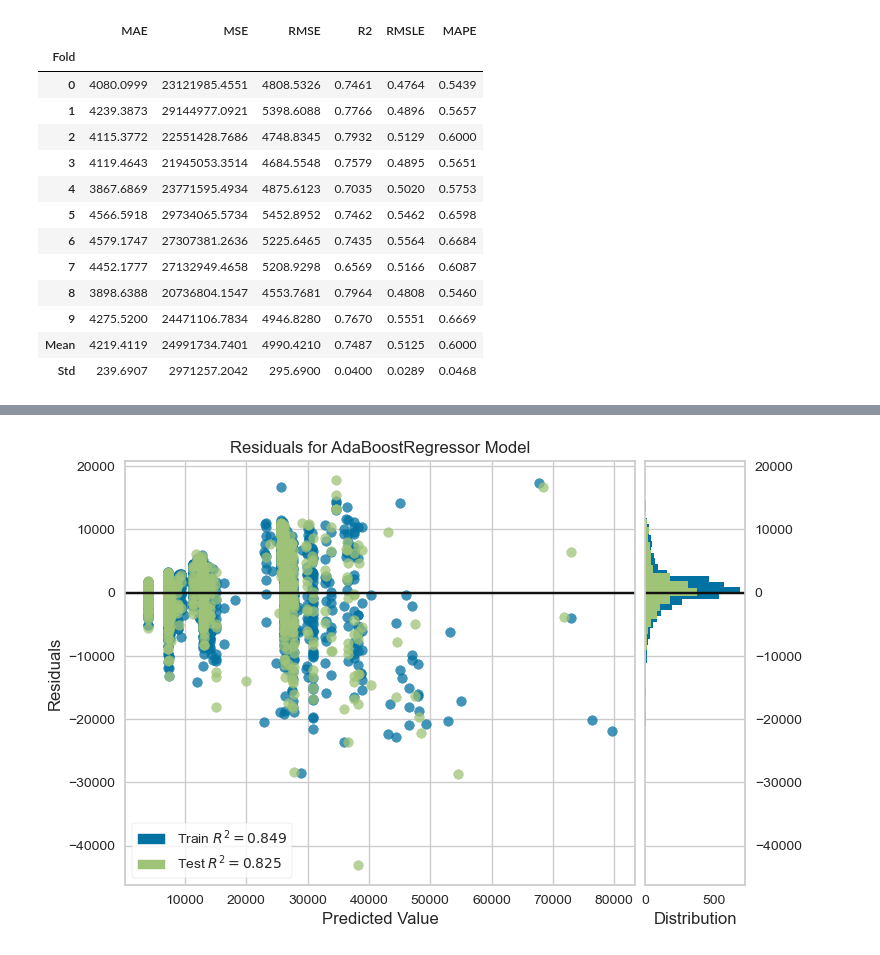
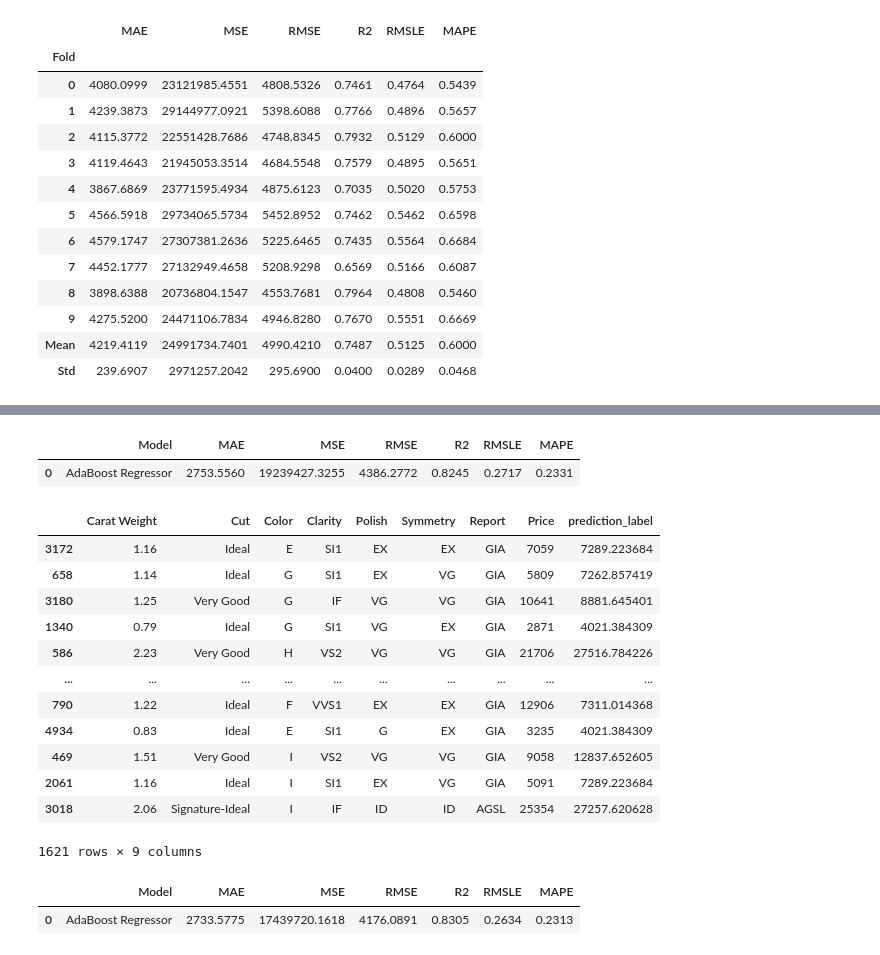
Before and after one commit to haleynpatel/PyCaret-ResearchTest, a Jupyter notebook: RegressionModules.ipynb, the cells around one changed output, grey strips where cells are left out. Cells and saved outputs as stored; diff of their text form; code cells hidden in the pictures.

```diff
--- a/RegressionModules.ipynb
+++ b/RegressionModules.ipynb
@@ -264,3 +279,3 @@ Fitting 10 folds for each of 10 candidates, totalling 100 fits
 # %%
-plot_model(tuned_ada)
+predict_model(tuned_ada)
 # %% [output]
@@ -268 +282,20 @@ plot_model(tuned_ada)
-[figure, removed]
+|  | Model | MAE | MSE | RMSE | R2 | RMSLE | MAPE |
+| 0 | AdaBoost Regressor | 2753.5560 | 19239427.3255 | 4386.2772 | 0.8245 | 0.2717 | 0.2331 |
+|  | Carat Weight | Cut | Color | Clarity | Polish | Symmetry | Report | Price | prediction_label |
+| 3172 | 1.16 | Ideal | E | SI1 | EX | EX | GIA | 7059 | 7289.223684 |
+| 658 | 1.14 | Ideal | G | SI1 | EX | VG | GIA | 5809 | 7262.857419 |
+| 3180 | 1.25 | Very Good | G | IF | VG | VG | GIA | 10641 | 8881.645401 |
+| 1340 | 0.79 | Ideal | G | SI1 | VG | EX | GIA | 2871 | 4021.384309 |
+| 586 | 2.23 | Very Good | H | VS2 | VG | VG | GIA | 21706 | 27516.784226 |
+| ... | ... | ... | ... | ... | ... | ... | ... | ... | ... |
+| 790 | 1.22 | Ideal | F | VVS1 | EX | EX | GIA | 12906 | 7311.014368 |
+| 4934 | 0.83 | Ideal | E | SI1 | G | EX | GIA | 3235 | 4021.384309 |
+| 469 | 1.51 | Very Good | I | VS2 | VG | VG | GIA | 9058 | 12837.652605 |
+| 2061 | 1.16 | Ideal | I | SI1 | EX | VG | GIA | 5091 | 7289.223684 |
+| 3018 | 2.06 | Signature-Ideal | I | IF | ID | ID | AGSL | 25354 | 27257.620628 |
+1621 rows × 9 columns
+# %%
+test_pred = predict_model(tuned_ada, data = data_test)
+# %% [output]
+|  | Model | MAE | MSE | RMSE | R2 | RMSLE | MAPE |
+| 0 | AdaBoost Regressor | 2733.5775 | 17439720.1618 | 4176.0891 | 0.8305 | 0.2634 | 0.2313 |
```
Also changed, not shown: parts of 11 cells of this notebook.
